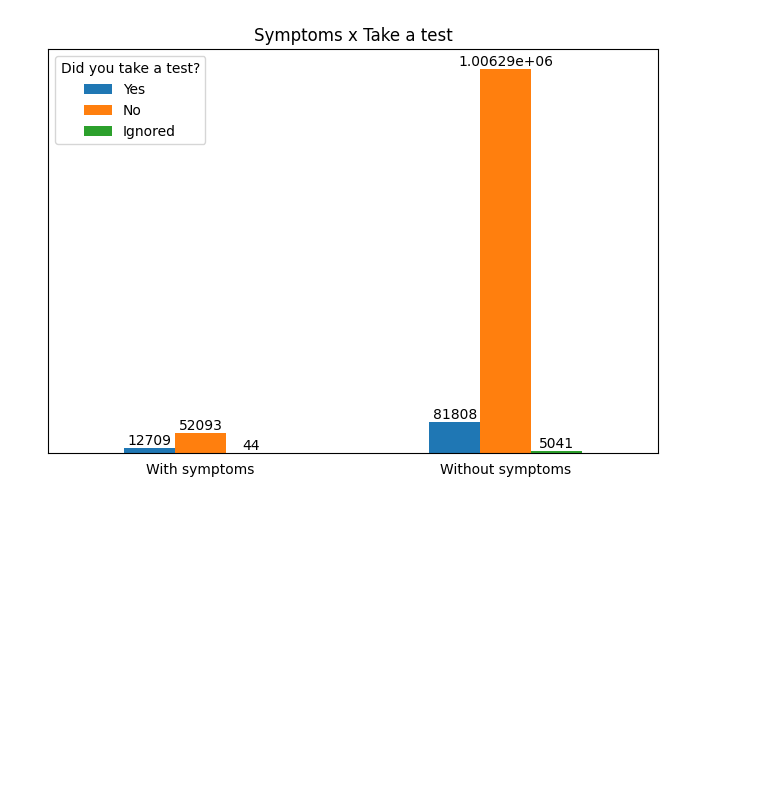
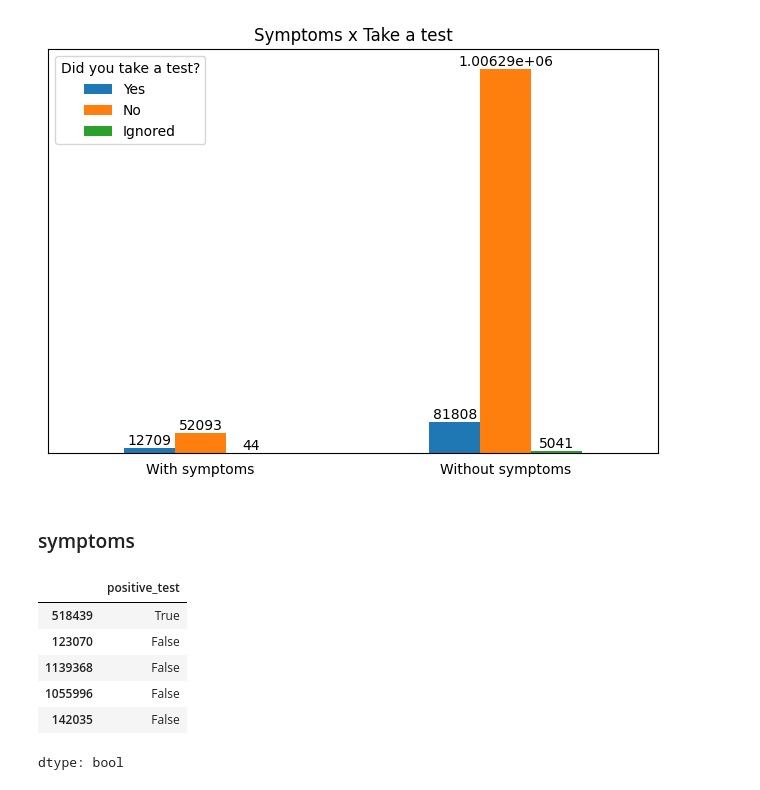
Before and after one commit to pathilink/HospAEinstein_test, a Jupyter notebook: notebook/pnad_eda.ipynb, the cells around one changed output. Saved outputs shown, nothing was run; the diff lists cells and outputs as text; code cells hidden in the pictures; blank space fills up the shorter version.

```diff
--- a/notebook/pnad_eda.ipynb
+++ b/notebook/pnad_eda.ipynb
@@ -1029,3 +1029,19 @@ plt.tight_layout()
 plt.show()
 # %% [output]
 [figure]
+# %% [markdown]
+### symptoms
+# %%
+covid_result = ['B009B', 'B009D', 'B009F']
+
+result_df['positive_test'] = result_df[covid_result].apply(lambda row: '1.0' in row.values, axis=1)
+
+result_df['positive_test'].sample(5)
+# %% [output]
+|  | positive_test |
+| 518439 | True |
+| 123070 | False |
+| 1139368 | False |
+| 1055996 | False |
+| 142035 | False |
+dtype: bool
```
Also changed, not shown: parts of 10 cells of this notebook.
